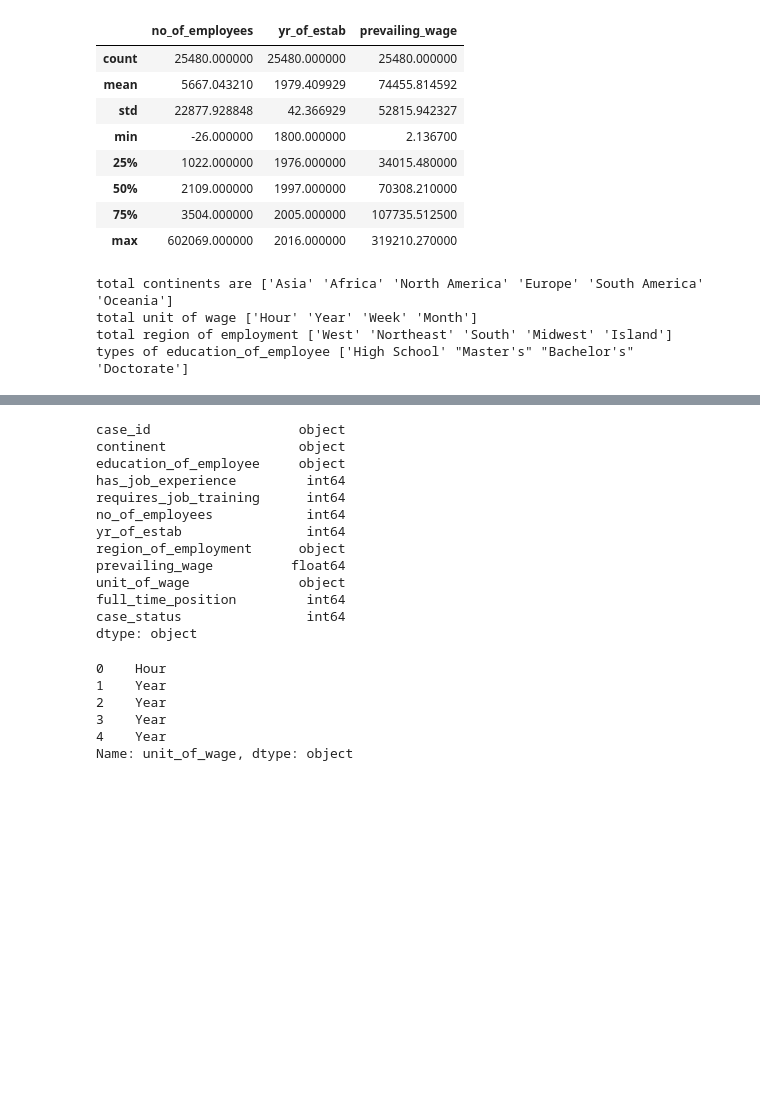
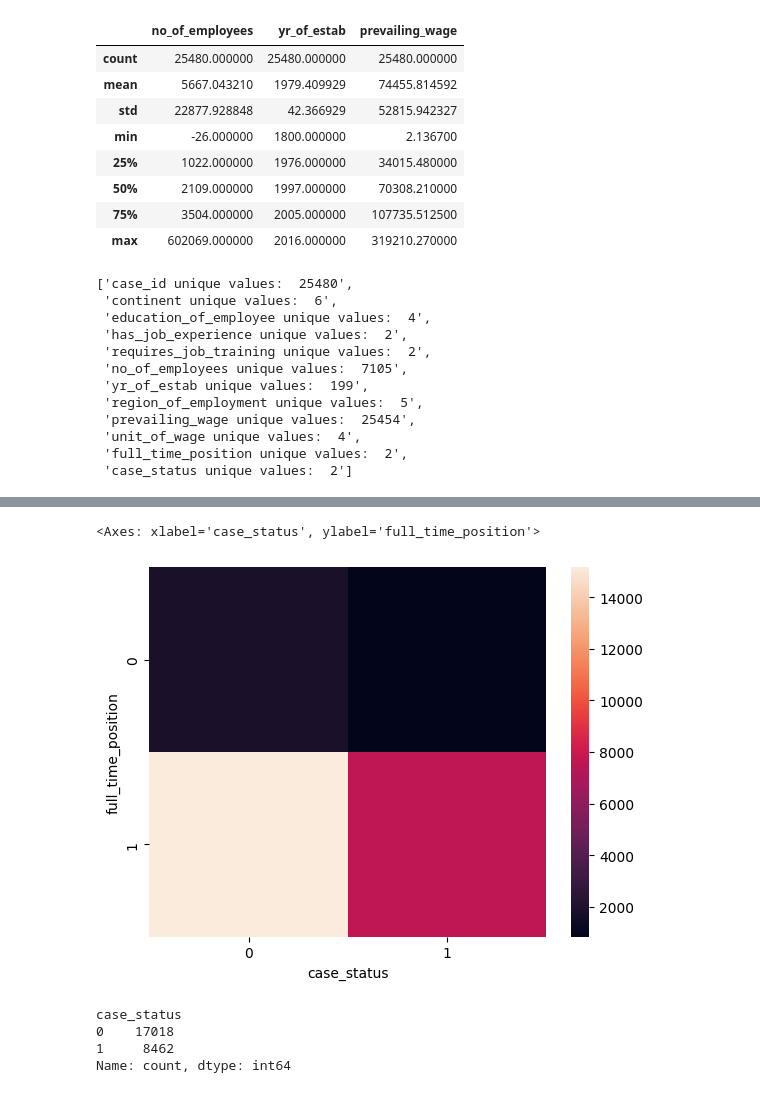
Before and after one commit to anurag160304/Visa_Prediction_project_MLOPS, a Jupyter notebook: notebook/experiment_notebook.ipynb, the cells around one changed output, grey strips where cells are left out. Saved outputs shown, nothing was run; the diff lists cells and outputs as text; code cells hidden in the pictures; blank space fills up the shorter version.

```diff
--- a/notebook/experiment_notebook.ipynb
+++ b/notebook/experiment_notebook.ipynb
@@ -65,20 +79,30 @@ df.describe()
 | 75% | 3504.000000 | 2005.000000 | 107735.512500 |
 | max | 602069.000000 | 2016.000000 | 319210.270000 |
 # %%
-continents = df['continent'].unique()
-unit_OF_wage = df['unit_of_wage'].unique()
-Region_of_employment=df['region_of_employment'].unique()
-education_of_employee=df['education_of_employee'].unique()
-
-print("total continents are", continents)
-print("total unit of wage", unit_OF_wage)
-print("total region of employment",Region_of_employment)
-print("types of education_of_employee",education_of_employee)
+[f"{column} unique values:  {df[column].nunique()}" for column in df.columns]
 # %% [output]
-total continents are ['Asia' 'Africa' 'North America' 'Europe' 'South America' 'Oceania']
-total unit of wage ['Hour' 'Year' 'Week' 'Month']
-total region of employment ['West' 'Northeast' 'South' 'Midwest' 'Island']
-types of education_of_employee ['High School' "Master's" "Bachelor's" 'Doctorate']
+['case_id unique values:  25480',
+ 'continent unique values:  6',
+ 'education_of_employee unique values:  4',
+ 'has_job_experience unique values:  2',
+ 'requires_job_training unique values:  2',
+ 'no_of_employees unique values:  7105',
+ 'yr_of_estab unique values:  199',
+ 'region_of_employment unique values:  5',
+ 'prevailing_wage unique values:  25454',
+ 'unit_of_wage unique values:  4',
+ 'full_time_position unique values:  2',
+ 'case_status unique values:  2']
+# %%
+# importing date class from datetime module
+from datetime import date
+
+# creating the date object of today's date
+todays_date = date.today()
+current_year= todays_date.year
+# %%
+df['company_age'] = current_year-df['yr_of_estab']
+df.drop('yr_of_estab', inplace=True, axis=1)
 # %%
 le=LabelEncoder()
 df['full_time_position']=le.fit_transform(df['full_time_position'])
@@ -93,28 +117,18 @@ df.head()
 | 2 | EZYV03 | Asia | Bachelor's | 0 | 1 | 44444 | ... |
 | 3 | EZYV04 | Asia | Bachelor's | 0 | 0 | 98 | ... |
 | 4 | EZYV05 | Africa | Master's | 1 | 0 | 1082 | ... |
-# %%
-df.dtypes
-# %% [output]
-case_id                   object
-continent                 object
-education_of_employee     object
-has_job_experience         int64
-requires_job_training      int64
-no_of_employees            int64
-yr_of_estab                int64
-region_of_employment      object
-prevailing_wage          float64
-unit_of_wage              object
-full_time_position         int64
-case_status                int64
-dtype: object
-# %%
-df['unit_of_wage'].head()
-# %% [output]
-0    Hour
-1    Year
-2    Year
-3    Year
-4    Year
-Name: unit_of_wage, dtype: object
+# %%
+sns.heatmap(pd.crosstab(df['full_time_position'],df['case_status']))
+# issey hume ye pata chla k jo log full time positin k liye apply kar rhe hai unke maximum chance hai accept hone ke
+# %% [output]
+<Axes: xlabel='case_status', ylabel='full_time_position'>
+[figure, added]
+# %%
+#Here we check that data is imbalanced or not it means we are checking that the output columns have very fluctuating
+#values or not because if the data is train on a labelleb in which one response occuring lot of times and another one is occuring few times so this cause unwanted result or bad accuracy
+df['case_status'].value_counts()
+# %% [output]
+case_status
+0    17018
+1     8462
+Name: count, dtype: int64
```
Also changed, not shown: parts of 32 cells of this notebook.
